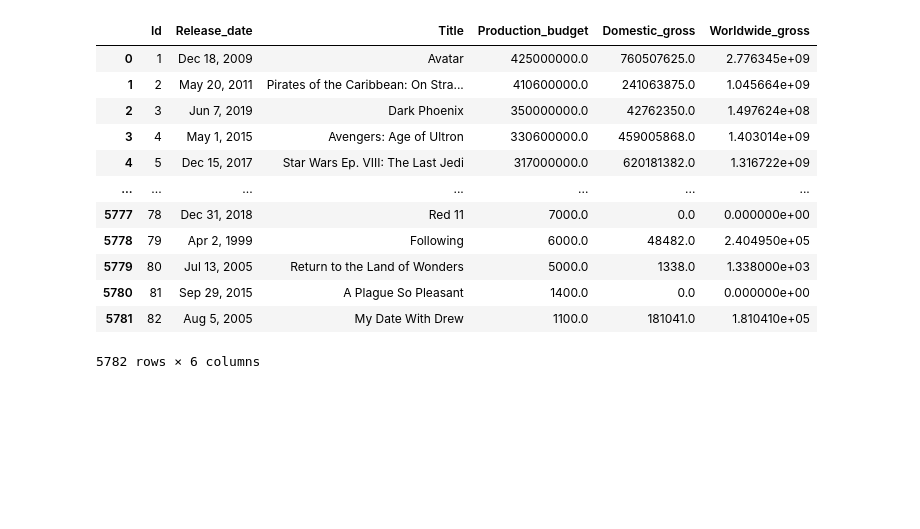
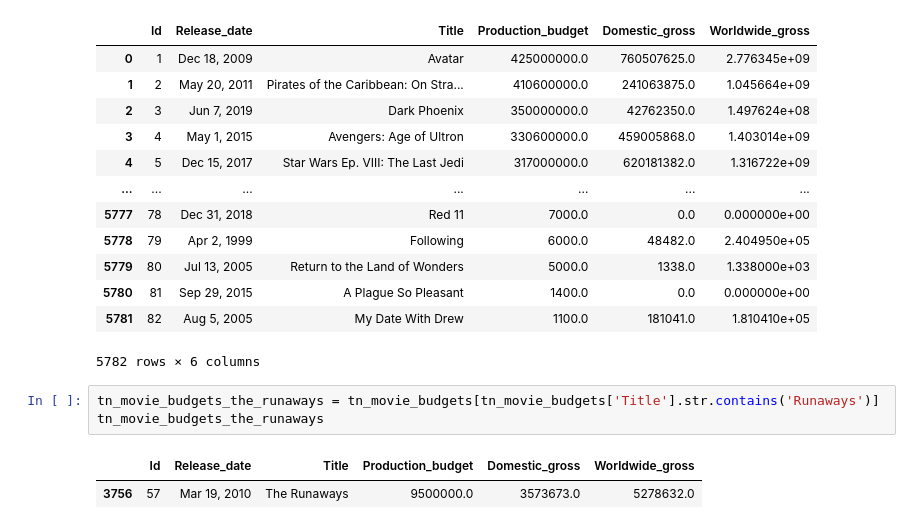
Before and after one commit to KMalinga/dsc-phase-1-project-v2-4, a Jupyter notebook: student.ipynb, the cells around one changed output. Drawn from its saved outputs; the diff is of its cells as text; blank space fills up the shorter version.

```diff
--- a/student.ipynb
+++ b/student.ipynb
@@ -165,3 +165,9 @@ tn_movie_budgets
 | 5780 | 81 | Sep 29, 2015 | A Plague So Pleasant | 1400.0 | 0.0 | 0.000000e+00 |
 | 5781 | 82 | Aug 5, 2005 | My Date With Drew | 1100.0 | 181041.0 | 1.810410e+05 |
 5782 rows × 6 columns
+# %%
+tn_movie_budgets_the_runaways = tn_movie_budgets[tn_movie_budgets['Title'].str.contains('Runaways')]
+tn_movie_budgets_the_runaways
+# %% [output]
+|  | Id | Release_date | Title | Production_budget | Domestic_gross | Worldwide_gross |
+| 3756 | 57 | Mar 19, 2010 | The Runaways | 9500000.0 | 3573673.0 | 5278632.0 |
```
